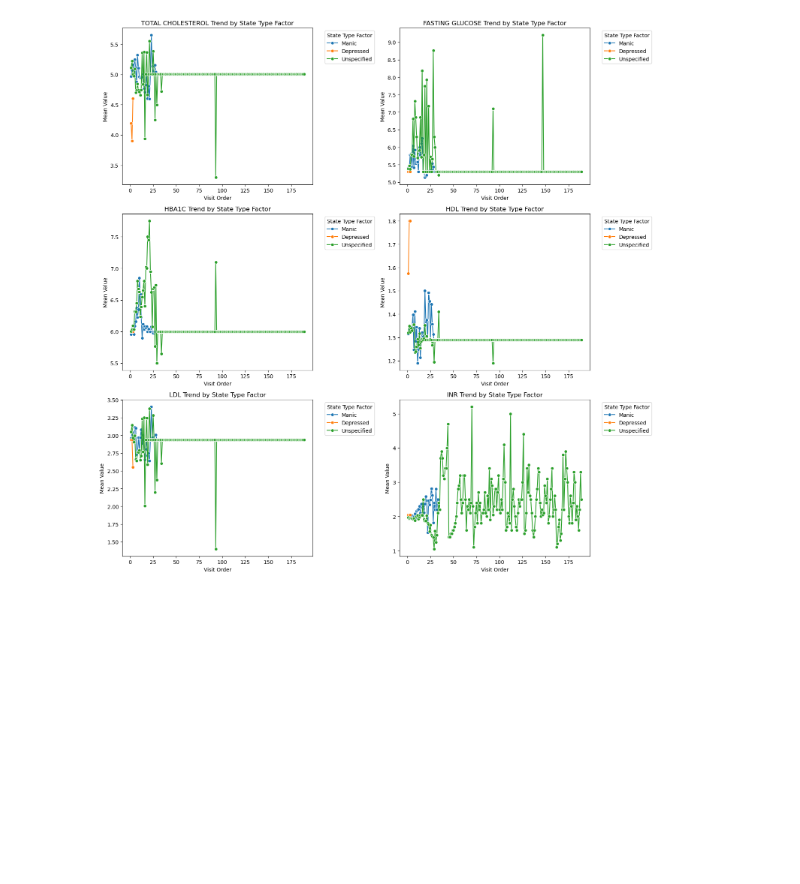
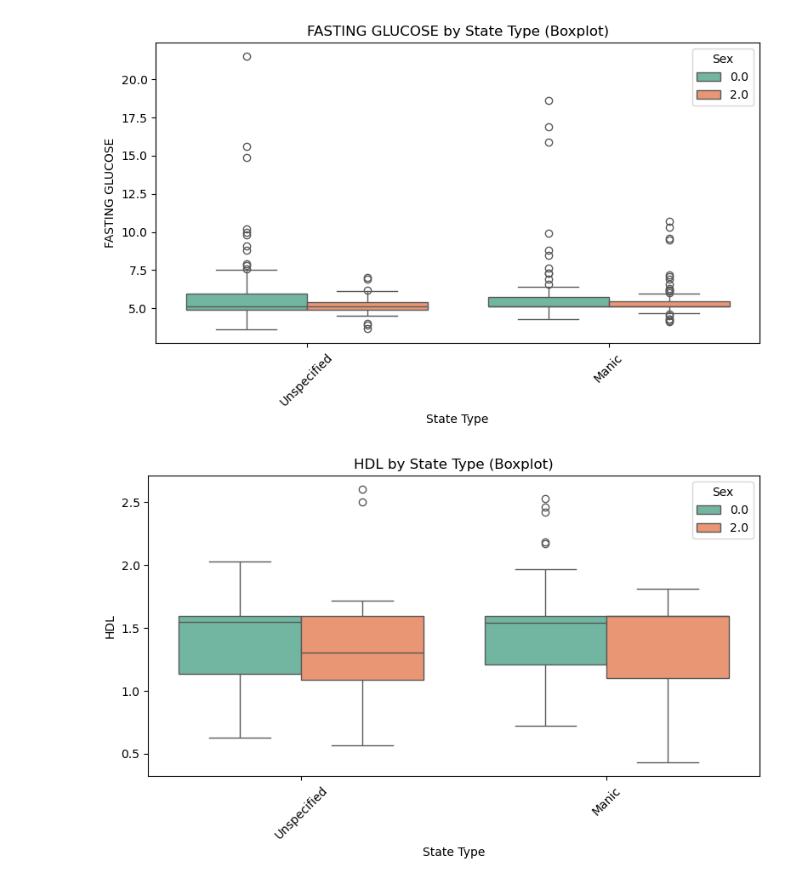
Before and after one commit to victoriaktruong/CPCSSN-Group-Project, a Jupyter notebook: notebooks/analysis.ipynb, the cells around one changed output. Saved outputs shown, nothing was run; the diff lists cells and outputs as text; code cells hidden in the pictures; blank space fills up the shorter version.

```diff
--- a/notebooks/analysis.ipynb
+++ b/notebooks/analysis.ipynb
@@ -29,8 +31,7 @@ import functions.eda_model as em
 
 warnings.filterwarnings("ignore")
 # %%
-df_all_vars = ml.load_data("bd_labs_after_cleaned_all.csv")
+df = imp.load_data("bd_labs_imputed_within_2yrs.csv")
 # Standardize the 'PerformedDate' by converting it to a 'VisitOrder' variable, grouping by patient and ordering their lab test records chronologically
-df_all_vars = df_all_vars.sort_values(['Patient_ID', 'PerformedDate'])
-df_all_vars['VisitOrder'] = df_all_vars.groupby('Patient_ID').cumcount() + 1
+df = df.sort_values(['Patient_ID', 'PerformedDate'])
 # %% [output]
@@ -38,3 +39,6 @@ Loaded dataset with shape: (1196, 11)
+# %%
+df['Sex'] = df['Sex'].astype('category')
+df['BD_Code'] = df['BD_Code'].astype('category')
 # %%
 # Map and encode subtypes of bipolar disorders
 bipolar_map = {
@@ -57,8 +61,8 @@ bipolar_order = [
     'Bipolar_Unspecified'
 ]
 
-df_all_vars = em.map_encode(
-    data=df_all_vars,
+df = em.map_encode(
+    data=df,
     code='BD_Code',
     mapping_dict=bipolar_map,
     ordered_levels=bipolar_order,
@@ -67,15 +71,5 @@ df_all_vars = em.map_encode(
     new_num='Bipolar Disorder Type Num'
 )
 
-# Visualize grouped trajctory of subtypes of bipolar disorders
-em.plot_grouped_trends(
-    data=df_all_vars,
-    variables=['TOTAL CHOLESTEROL', 'FASTING GLUCOSE', 'HBA1C',
-            'HDL', 'LDL', 'INR'],
-    group_x='VisitOrder',
-    group_hue='Bipolar Disorder Type',
-    xlabel='Visit Order',
-    ylabel='Mean Value',
-    title_prefix='',
-)
+em.plot_by_group(df, ['FASTING GLUCOSE', 'HDL', 'LDL','TOTAL CHOLESTEROL'], x='Bipolar Disorder Type',plot_type='box', hue="Sex")
 # %% [output]
@@ -91,37 +88,28 @@ em.plot_grouped_histograms(df_all_vars,
 # %%
 # Map and encode bipolar disorder states
 state_map = {
     '296.0': 'Manic',         # BipolarI_SingleManic
     '296.1': 'Manic',         # BipolarI_RecurrentManic
     '296.4': 'Manic',         # BipolarI_CurrentManic
     '296.5': 'Depressed',     # BipolarI_CurrentDepressed
     '296.6': 'Manic',         # BipolarI_CurrentMixed (assigned to Manic, can adjust if needed)
     '296.7': 'Unspecified',   # BipolarI_Unspecified
     '296.8': 'Unspecified'    # Bipolar_Unspecified
 }
 
 state_order = ['Manic', 'Depressed', 'Unspecified']
 
-df_all_vars = em.map_encode(
-    data=df_all_vars,
+df = em.map_encode(
+    data=df,
     code='BD_Code',
     mapping_dict=state_map,
     ordered_levels=state_order,
     new_label='State Type',
     new_factor='State Type Factor',
     new_num='State Type Num'
 )
 
-# Visualize states of bipolar disorder
-em.plot_grouped_trends(
-    data=df_all_vars,
-    variables=['TOTAL CHOLESTEROL', 'FASTING GLUCOSE', 'HBA1C',
-            'HDL', 'LDL', 'INR'],
-    group_x='VisitOrder',
-    group_hue='State Type Factor',
-    xlabel='Visit Order',
-    ylabel='Mean Value',
-    title_prefix='',
-)
+em.plot_by_group(df, ['FASTING GLUCOSE', 'HDL', 'LDL','TOTAL CHOLESTEROL'], x='State Type',plot_type='box', hue="Sex")
 # %% [output]
-[figure, old version]
+[figure, new version]
+[figure, added]
```
Also changed, not shown: parts of 17 cells of this notebook.
